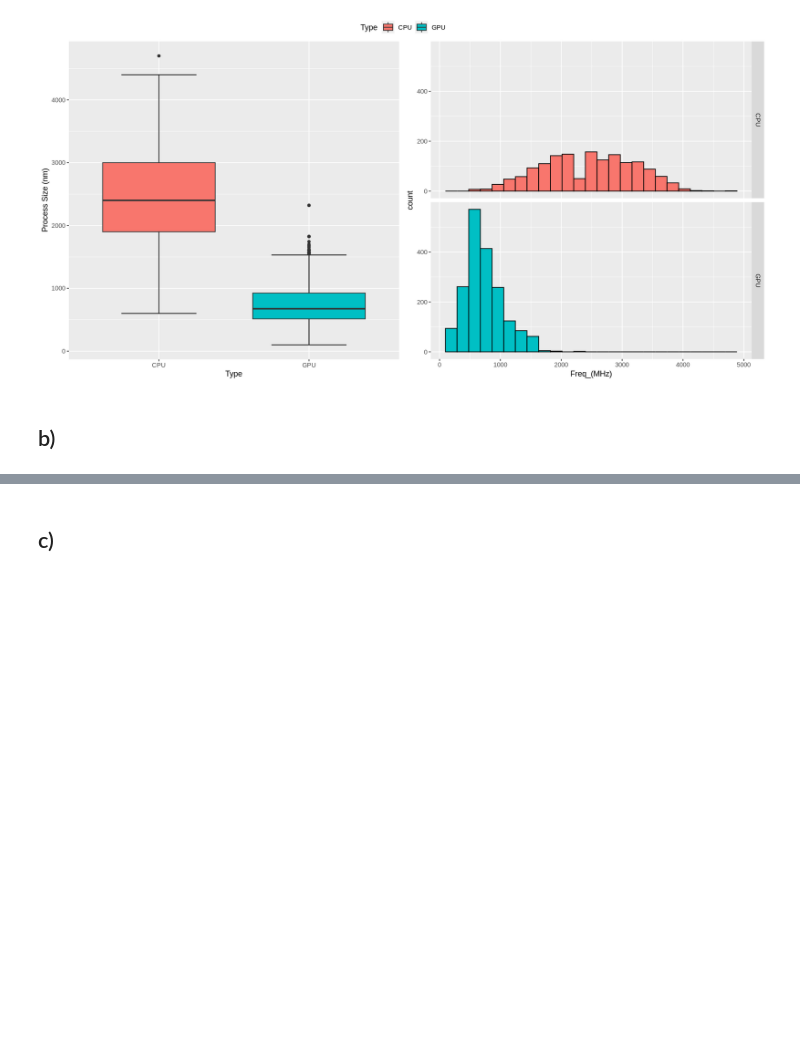
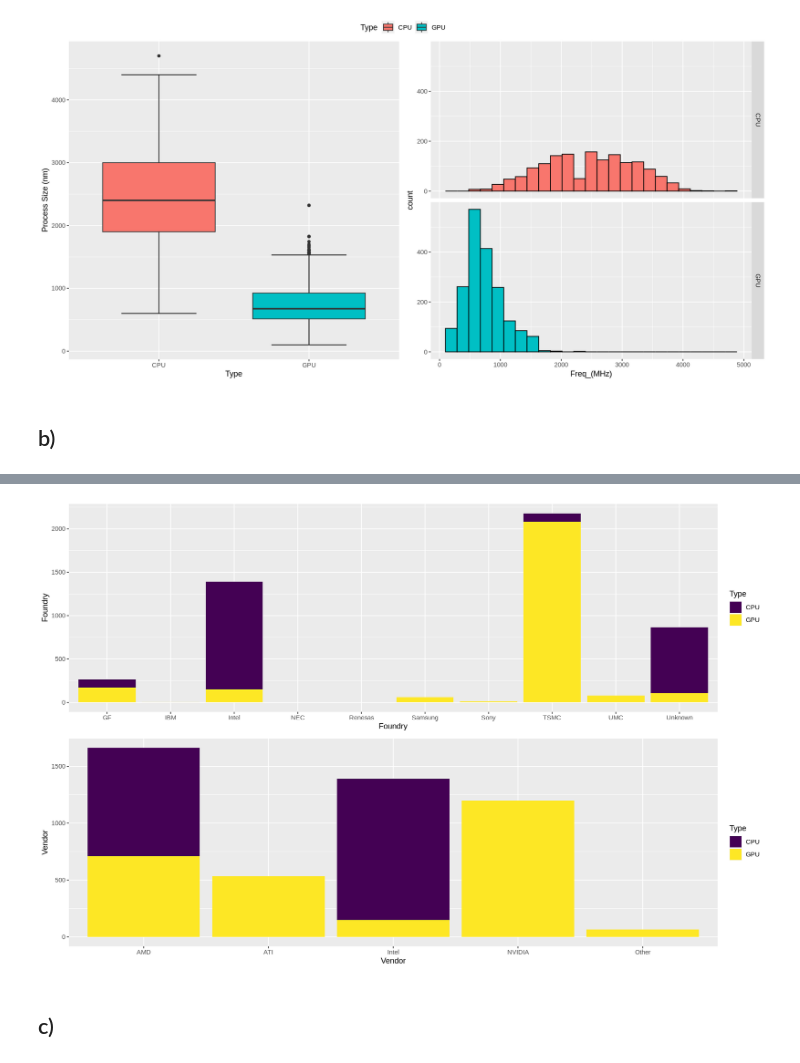
Before and after one commit to TheMathAI/MATH208_PROJECT, a Jupyter notebook: MATH_208_Project.ipynb, the cells around one changed output, grey strips where cells are left out. Drawn from its saved outputs; the diff is of its cells as text; code cells hidden in the pictures; blank space fills up the shorter version.

```diff
--- a/MATH_208_Project.ipynb
+++ b/MATH_208_Project.ipynb
@@ -231,3 +252,8 @@ ggplot(cpu_gpu_data_no_NA_b,aes(x=Foundry,fill=Foundry)) +
+# %%
+# 2 plots in same figure
+ggarrange(foundry_type,vendor_type, nrow = 2)
+# %% [output]
+[figure, added]
 # %% [markdown]
 ## c)
 # %% [markdown]
```
Also changed, not shown: parts of 4 cells of this notebook.
